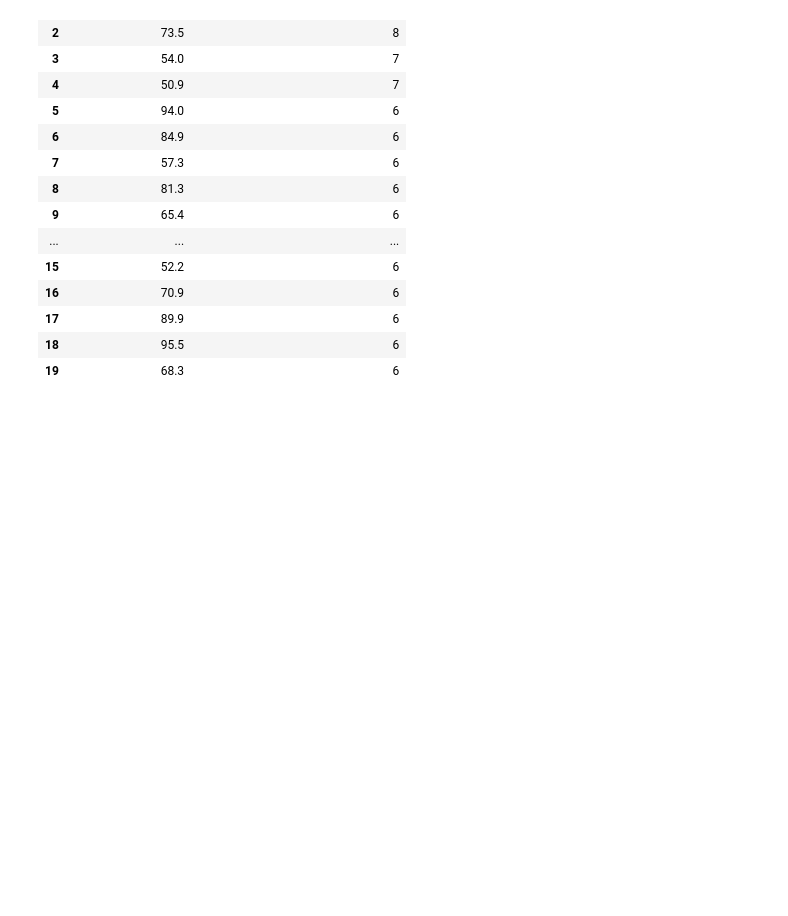
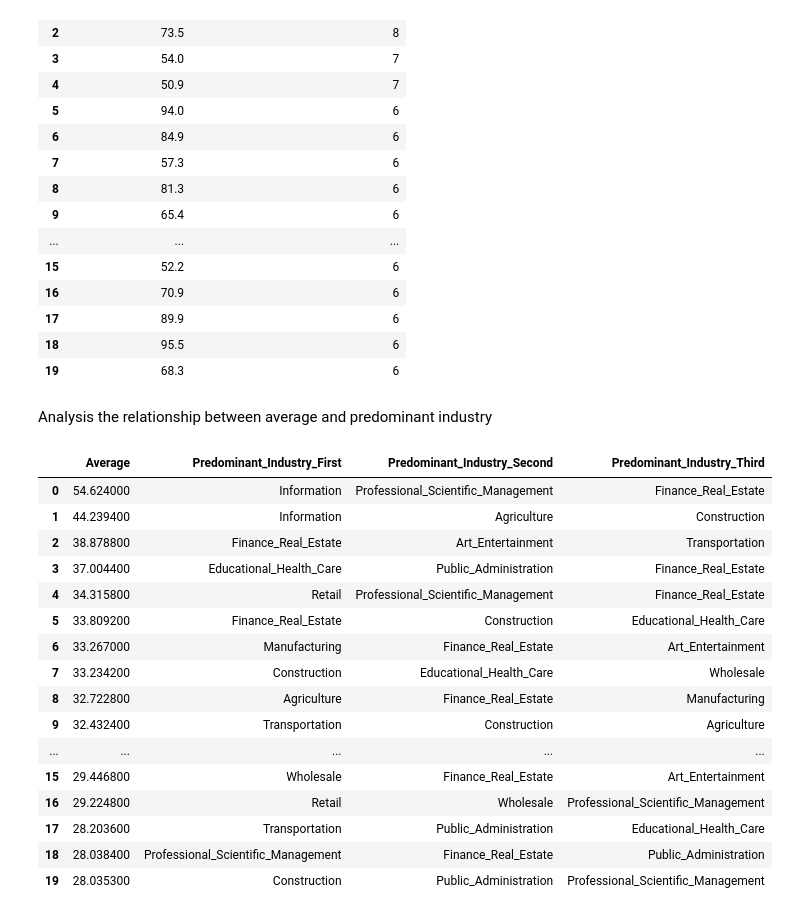
Before and after one commit to xindixu/US-demographic-analysis, a Jupyter notebook: primary-data/acs_2018_analysis.ipynb, the cells around one changed output. Cells and saved outputs as stored; diff of their text form; code cells hidden in the pictures; blank space fills up the shorter version.

```diff
--- a/primary-data/acs_2018_analysis.ipynb
+++ b/primary-data/acs_2018_analysis.ipynb
@@ -98,3 +98,32 @@ limit 20
 | 17 | 89.9 | 6 |
 | 18 | 95.5 | 6 |
 | 19 | 68.3 | 6 |
+# %% [markdown]
+Analysis the relationship between average and predominant industry
+# %%
+%%bigquery
+select avg(Average) as Average, Predominant_Industry_First, Predominant_Industry_Second, Predominant_Industry_Third
+from acs_2018_modeled.Income_Beam_DF i join acs_2018_modeled.Labor_In_Industry_Beam_DF l
+on i.ZCTA5 = l.ZCTA5
+where Average <> 0 and Predominant_Industry_First <> "" and Predominant_Industry_Second <> "" and Predominant_Industry_Third <> ""
+group by Predominant_Industry_First, Predominant_Industry_Second, Predominant_Industry_Third having Predominant_Industry_First <> ""
+order by Average desc
+limit 20
+# %% [output]
+|  | Average | Predominant_Industry_First | Predominant_Industry_Second | Predominant_Industry_Third |
+| 0 | 54.624000 | Information | Professional_Scientific_Management | Finance_Real_Estate |
+| 1 | 44.239400 | Information | Agriculture | Construction |
+| 2 | 38.878800 | Finance_Real_Estate | Art_Entertainment | Transportation |
+| 3 | 37.004400 | Educational_Health_Care | Public_Administration | Finance_Real_Estate |
+| 4 | 34.315800 | Retail | Professional_Scientific_Management | Finance_Real_Estate |
+| 5 | 33.809200 | Finance_Real_Estate | Construction | Educational_Health_Care |
+| 6 | 33.267000 | Manufacturing | Finance_Real_Estate | Art_Entertainment |
+| 7 | 33.234200 | Construction | Educational_Health_Care | Wholesale |
+| 8 | 32.722800 | Agriculture | Finance_Real_Estate | Manufacturing |
+| 9 | 32.432400 | Transportation | Construction | Agriculture |
+| ... | ... | ... | ... | ... |
+| 15 | 29.446800 | Wholesale | Finance_Real_Estate | Art_Entertainment |
+| 16 | 29.224800 | Retail | Wholesale | Professional_Scientific_Management |
+| 17 | 28.203600 | Transportation | Public_Administration | Educational_Health_Care |
+| 18 | 28.038400 | Professional_Scientific_Management | Finance_Real_Estate | Public_Administration |
+| 19 | 28.035300 | Construction | Public_Administration | Professional_Scientific_Management |
```
Also changed, not shown: parts of 4 cells of this notebook.
